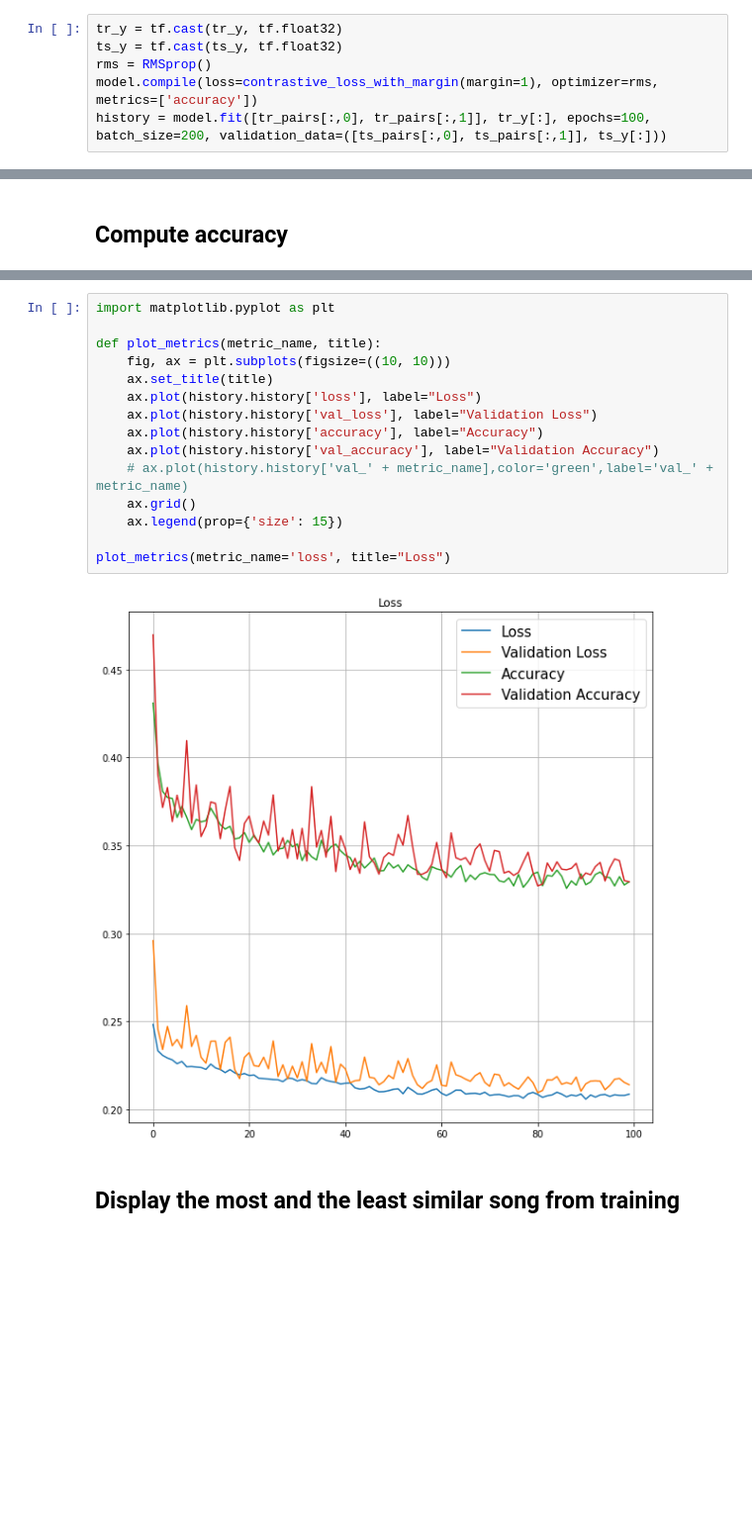
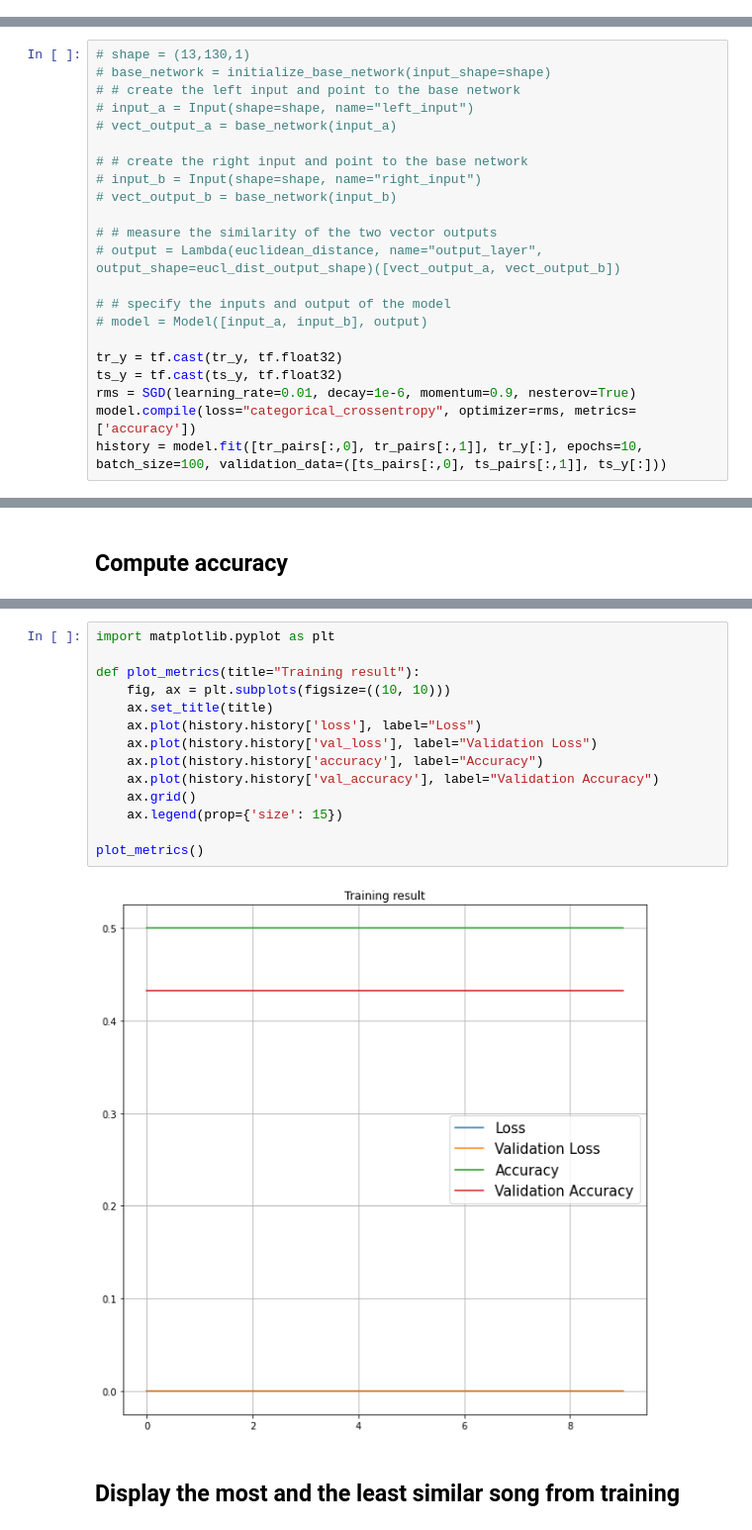
Before and after one commit to TheCoolestMango/Music-Similarity-Analysis, a Jupyter notebook: Genre_Classification_SNN.ipynb, the cells around one changed output, grey strips where cells are left out. Shown: that part at 99% size. Cells and saved outputs as stored; diff of their text form; blank space fills up the shorter version.

```diff
--- a/Genre_Classification_SNN.ipynb
+++ b/Genre_Classification_SNN.ipynb
@@ -166,9 +148,3 @@ def contrastive_loss_with_margin(margin):
     return contrastive_loss
 # %% [markdown]
 ## Train model
-# %%
-tr_y = tf.cast(tr_y, tf.float32)
-ts_y = tf.cast(ts_y, tf.float32)
-rms = RMSprop()
-model.compile(loss=contrastive_loss_with_margin(margin=1), optimizer=rms, metrics=['accuracy'])
-history = model.fit([tr_pairs[:,0], tr_pairs[:,1]], tr_y[:], epochs=100, batch_size=200, validation_data=([ts_pairs[:,0], ts_pairs[:,1]], ts_y[:]))
@@ -192,0 +151,22 @@ Epoch 100/100
+# %%
+# shape = (13,130,1)
+# base_network = initialize_base_network(input_shape=shape)
+# # create the left input and point to the base network
+# input_a = Input(shape=shape, name="left_input")
+# vect_output_a = base_network(input_a)
+
+# # create the right input and point to the base network
+# input_b = Input(shape=shape, name="right_input")
+# vect_output_b = base_network(input_b)
+
+# # measure the similarity of the two vector outputs
+# output = Lambda(euclidean_distance, name="output_layer", output_shape=eucl_dist_output_shape)([vect_output_a, vect_output_b])
+
+# # specify the inputs and output of the model
+# model = Model([input_a, input_b], output)
+
+tr_y = tf.cast(tr_y, tf.float32)
+ts_y = tf.cast(ts_y, tf.float32)
+rms = SGD(learning_rate=0.01, decay=1e-6, momentum=0.9, nesterov=True)
+model.compile(loss="categorical_crossentropy", optimizer=rms, metrics=['accuracy'])
+history = model.fit([tr_pairs[:,0], tr_pairs[:,1]], tr_y[:], epochs=10, batch_size=100, validation_data=([ts_pairs[:,0], ts_pairs[:,1]], ts_y[:]))
@@ -218,20 +221,19 @@ Loss = [0.21389882266521454, 0.3292723596096039], Train Accuracy = 0.5 Test Accu
 # %%
 import matplotlib.pyplot as plt
 
-def plot_metrics(metric_name, title):
+def plot_metrics(title="Training result"):
     fig, ax = plt.subplots(figsize=((10, 10)))
     ax.set_title(title)
     ax.plot(history.history['loss'], label="Loss")
     ax.plot(history.history['val_loss'], label="Validation Loss")
     ax.plot(history.history['accuracy'], label="Accuracy")
     ax.plot(history.history['val_accuracy'], label="Validation Accuracy")
-    # ax.plot(history.history['val_' + metric_name],color='green',label='val_' + metric_name)
     ax.grid()
     ax.legend(prop={'size': 15})
 
-plot_metrics(metric_name='loss', title="Loss")
+plot_metrics()
 # %% [output]
-[figure, old version]
+[figure, new version]
 # %% [markdown]
 ## Display the most and the least similar song from training
 # %%
```
Also changed, not shown: parts of 16 cells of this notebook, 1 other file.
